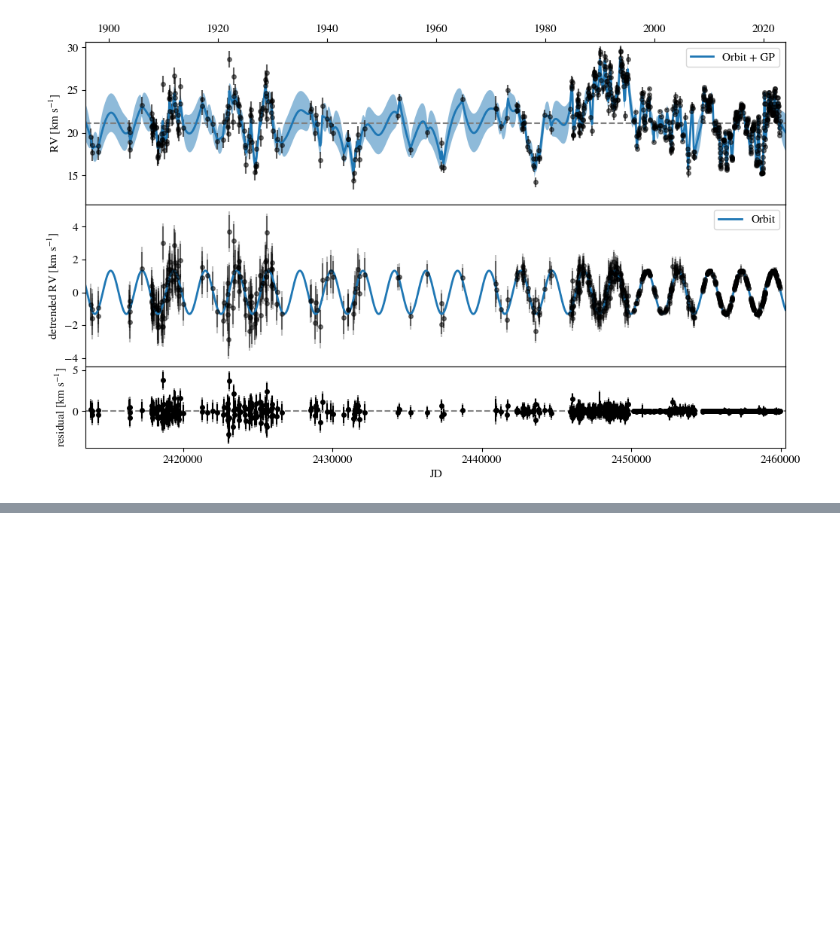
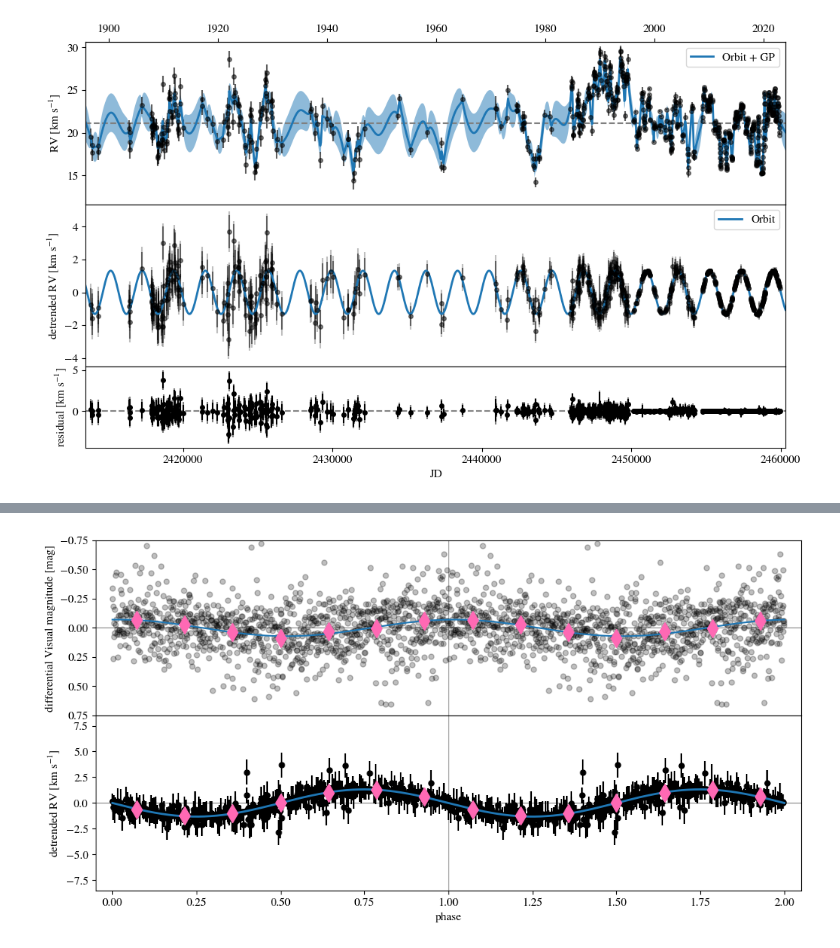
Before and after one commit to morganemacleod/BetelgeuseLittleFriend, a Jupyter notebook: Betelgeuse_LittleFriend_Analysis.ipynb, the cells around one changed output, grey strips where cells are left out. Drawn from its saved outputs; the diff is of its cells as text; code cells hidden in the pictures; blank space fills up the shorter version.

```diff
--- a/Betelgeuse_LittleFriend_Analysis.ipynb
+++ b/Betelgeuse_LittleFriend_Analysis.ipynb
@@ -486,3 +486,81 @@ plt.subplots_adjust(hspace=0)
 fig.savefig("figs/RV_timeseries_model.pdf",bbox_inches='tight',dpi=300)
 # %% [output]
 [figure]
+# %%
+fig, axs = plt.subplots(nrows=2, ncols=1, figsize=(12, 6),
+                       gridspec_kw={'height_ratios': [1,1],'hspace': 0},sharex=True)
+
+
+mph = orbit_plots.t_to_phase(mean_circ_params,aavsoT['JD'],1)
+axs[0].plot(mph,aavsoT['mag_flat'],'ko',alpha=0.25)
+axs[0].plot(mph+1,aavsoT['mag_flat'],'ko',alpha=0.25)
+
+mxph = np.linspace(0,2,1000)
+myph = 0.1*np.sin(2*np.pi*mxph + np.pi/2)
+
+m_init = models.Cosine1D(frequency=1.,amplitude=0.031,
+                       fixed={'frequency':True,'amplitude':False})
+fit_m = fitting.LevMarLSQFitter()
+m = fit_m(m_init, mph,aavsoT['mag_flat'] )
+print(m)
+print("phi=",m.phase*2*np.pi)
+
+axs[0].plot(mxph,m(mxph))
+#axs[0].plot(mxph,0.05*np.sin(2*np.pi*mxph+0.3*2*np.pi))
+#axs[0].axhline(0)
+
+bins = np.linspace(0,1,8)
+xpm = (bins[1:]+bins[:-1])/2
+ypm = np.zeros_like(xpm)
+for i in range(len(bins)-1):
+    sel = (mph >= bins[i]) & (mph < bins[i+1])
+    ypm[i] = np.nanmean(aavsoT['mag_flat'][sel])
+
+axs[0].plot(xpm,ypm,'d',markersize=12,color='HotPink')
+axs[0].plot(1+xpm,ypm,'d',markersize=12,color='HotPink')
+
+axs[0].set_ylim(0.75,-0.75)
+axs[0].axhline(0,color='grey',lw=0.75,zorder=0)
+#axs[0].axvline(0,color='grey',lw=0.75,zorder=0)
+axs[0].axvline(1,color='grey',lw=0.75,zorder=0)
+#axs[0].axvline(2,color='grey',lw=0.75,zorder=0)
+
+yrange = 17
+ph = orbit_plots.t_to_phase(mean_circ_params,t,1)
+
+xph = np.linspace(0,2,1000)
+yph = -np.exp(mean_circ_params['logk1'].value)*np.sin(2*np.pi*xph)
+#yph_interp = np.interp(ph,xph,yph)
+
+
+axs[1].errorbar(ph,vel_flat/vfactor,errvel_flat/vfactor,marker='',color='grey',ls='')
+axs[1].errorbar(ph,vel_flat/vfactor,errvel_flat_nojit/vfactor,marker='o',color='k',ls='')
+axs[1].errorbar(ph+1,vel_flat/vfactor,errvel_flat/vfactor,marker='',color='grey',ls='')
+axs[1].errorbar(ph+1,vel_flat/vfactor,errvel_flat_nojit/vfactor,marker='o',color='k',ls='')
+
+axs[1].plot(xph,yph/vfactor ,"-",color='C0',alpha=1,lw=2,zorder=10)
+axs[1].set_ylim(-yrange/2,yrange/2)
+
+
+bins = np.linspace(0,1,8)
+xpm = (bins[1:]+bins[:-1])/2
+ypm = np.zeros_like(xpm)
+for i in range(len(bins)-1):
+    sel = (ph >= bins[i]) & (ph < bins[i+1])
+    ypm[i] = np.nanmean(vel_flat[sel])
+
+axs[1].plot(xpm,ypm/vfactor,'d',markersize=12,color='HotPink',zorder=10)
+axs[1].plot(1+xpm,ypm/vfactor,'d',markersize=12,color='HotPink',zorder=11)
+axs[1].axhline(0,color='grey',lw=0.75,zorder=0)
+#axs[1].axvline(0,color='grey',lw=0.75,zorder=0)
+axs[1].axvline(1,color='grey',lw=0.75,zorder=0)
+#axs[1].axvline(2,color='grey',lw=0.75,zorder=0)
+
+axs[0].set_ylabel('differential Visual magnitude [mag]')
+axs[1].set_ylabel('detrended RV [km s$^{-1}$]')
+#axs[1].set_ylabel('residual [km s$^{-1}$]')
+plt.xlabel('phase')
+plt.xlim(-0.05,2.05)
+
+fig.savefig("figs/phased_lc_rv.pdf",bbox_inches='tight',dpi=300)
+# %% [output]
@@ -488,0 +576 @@ fig.savefig("figs/RV_timeseries_model.pdf",bbox_inches='tight',dpi=300)
+[figure, added]
```
Also changed, not shown: parts of 5 cells of this notebook, 5 other files.
